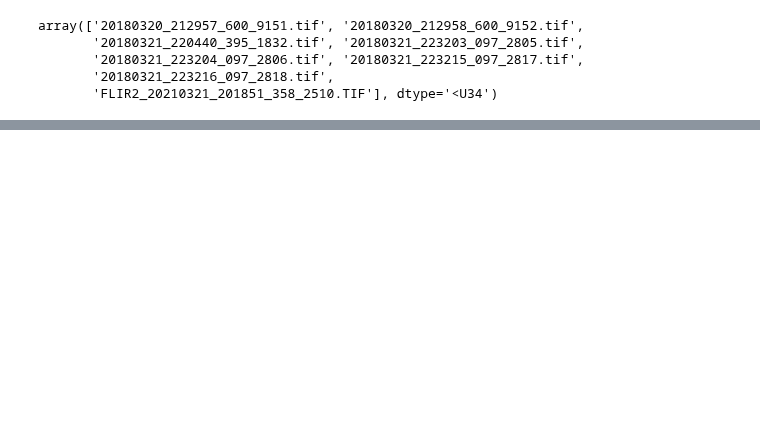
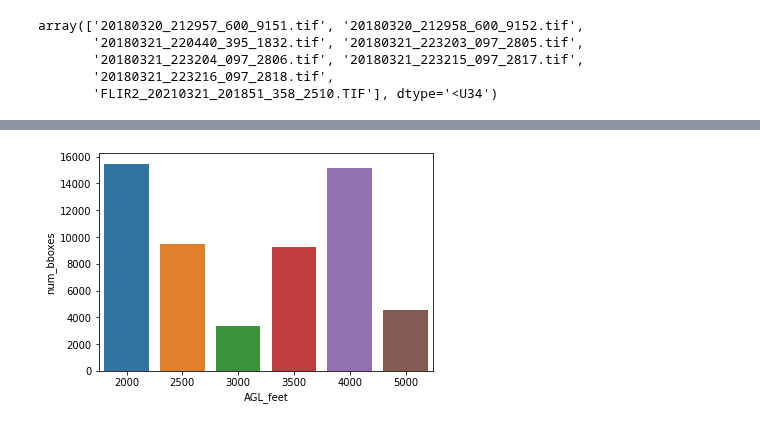
Before and after one commit to emiliolr/counting-cranes, a Jupyter notebook: analyses/dataset_exploration.ipynb, the cells around one changed output, grey strips where cells are left out. Drawn from its saved outputs; the diff is of its cells as text; code cells hidden in the pictures; blank space fills up the shorter version.

```diff
--- a/analyses/dataset_exploration.ipynb
+++ b/analyses/dataset_exploration.ipynb
@@ -92 +132,9 @@ plt.xlabel('Altitude (feet)');
+# %%
+#How many annotated bboxes at each height in the full dataset?
+image_metadata['AGL_feet'] = sorted_AGLs
+bboxes_by_AGL = image_metadata.groupby('AGL_feet').sum()['num_bboxes']
+
+sns.barplot(x = bboxes_by_AGL.index, y = bboxes_by_AGL);
+# %% [output]
+[figure, added]
 # %%
```
Also changed, not shown: parts of 11 cells of this notebook, 1 other file.
